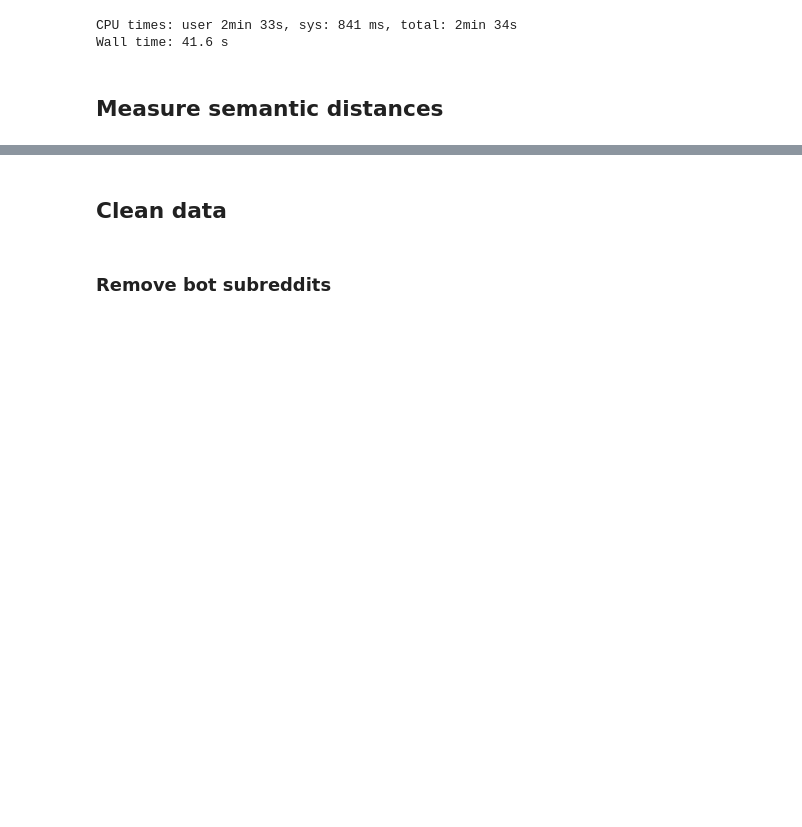
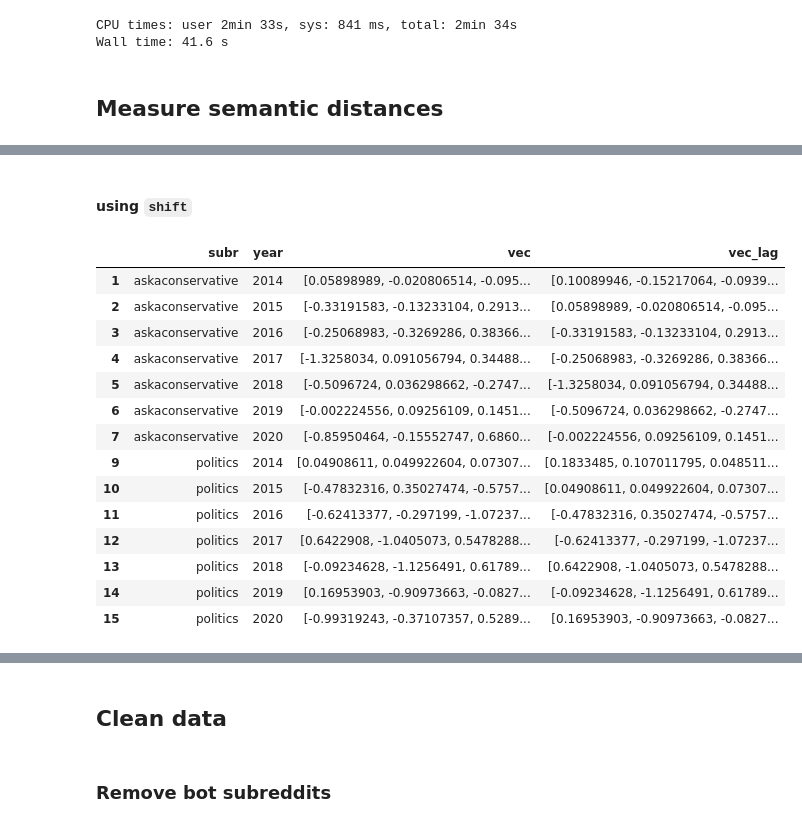
Before and after one commit to wuqui/socemb, a Jupyter notebook: 00_processing.ipynb, the cells around one changed output, grey strips where cells are left out. Cells and saved outputs as stored; diff of their text form; code cells hidden in the pictures; blank space fills up the shorter version.

```diff
--- a/00_processing.ipynb
+++ b/00_processing.ipynb
@@ -174,0 +175,12 @@ for comm in COMMS:
+# %%
+vecs = []
+for subr in SUBRS:
+    for year in YEARS:
+        model = load_model(subr, year)
+        vec = {}
+        vec['subr'] = subr
+        vec['year'] = year
+        vec['vec'] = get_vec_from_model(LEX, model)
+        vecs.append(vec)
+# %%
+df = pd.DataFrame(vecs)
@@ -174,0 +245,4 @@ for comm in COMMS:
+# %% [markdown]
+#### using `shift`
+# %%
+df['vec_lag'] = df.groupby(['subr'])['vec'].shift(1)
@@ -174,0 +251,18 @@ for comm in COMMS:
+# %%
+df
+# %% [output]
+|  | subr | year | vec | vec_lag |
+| 1 | askaconservative | 2014 | [0.05898989, -0.020806514, -0.095... | [0.10089946, -0.15217064, -0.0939... |
+| 2 | askaconservative | 2015 | [-0.33191583, -0.13233104, 0.2913... | [0.05898989, -0.020806514, -0.095... |
+| 3 | askaconservative | 2016 | [-0.25068983, -0.3269286, 0.38366... | [-0.33191583, -0.13233104, 0.2913... |
+| 4 | askaconservative | 2017 | [-1.3258034, 0.091056794, 0.34488... | [-0.25068983, -0.3269286, 0.38366... |
+| 5 | askaconservative | 2018 | [-0.5096724, 0.036298662, -0.2747... | [-1.3258034, 0.091056794, 0.34488... |
+| 6 | askaconservative | 2019 | [-0.002224556, 0.09256109, 0.1451... | [-0.5096724, 0.036298662, -0.2747... |
+| 7 | askaconservative | 2020 | [-0.85950464, -0.15552747, 0.6860... | [-0.002224556, 0.09256109, 0.1451... |
+| 9 | politics | 2014 | [0.04908611, 0.049922604, 0.07307... | [0.1833485, 0.107011795, 0.048511... |
+| 10 | politics | 2015 | [-0.47832316, 0.35027474, -0.5757... | [0.04908611, 0.049922604, 0.07307... |
+| 11 | politics | 2016 | [-0.62413377, -0.297199, -1.07237... | [-0.47832316, 0.35027474, -0.5757... |
+| 12 | politics | 2017 | [0.6422908, -1.0405073, 0.5478288... | [-0.62413377, -0.297199, -1.07237... |
+| 13 | politics | 2018 | [-0.09234628, -1.1256491, 0.61789... | [0.6422908, -1.0405073, 0.5478288... |
+| 14 | politics | 2019 | [0.16953903, -0.90973663, -0.0827... | [-0.09234628, -1.1256491, 0.61789... |
+| 15 | politics | 2020 | [-0.99319243, -0.37107357, 0.5289... | [0.16953903, -0.90973663, -0.0827... |
```
Also changed, not shown: parts of 26 cells of this notebook, 4 other files.
